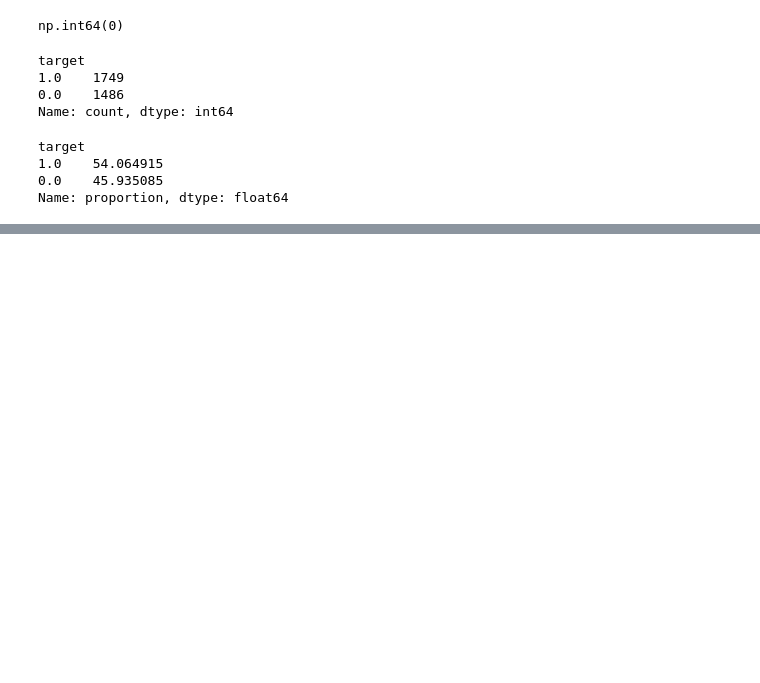
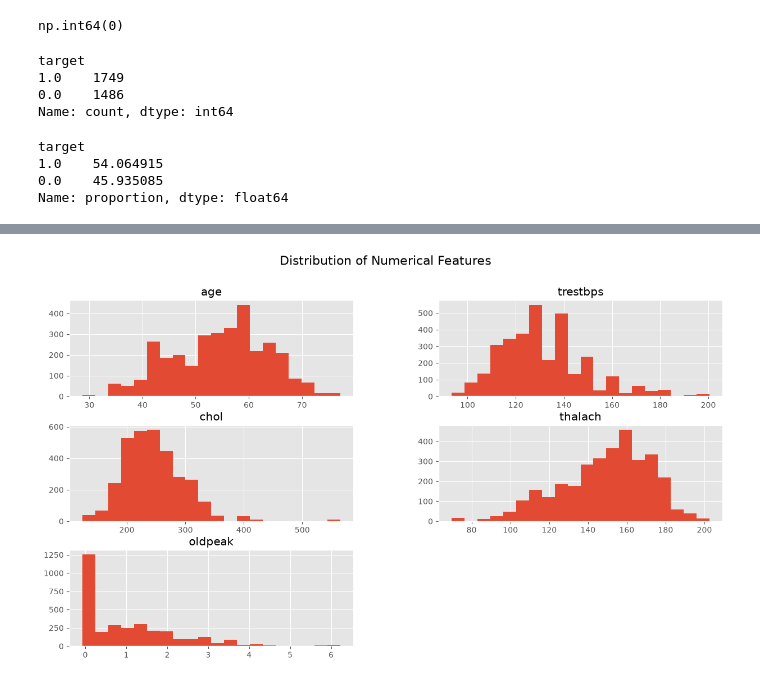
Before and after one commit to vanshikam31/Multi-Disease-Prediction, a Jupyter notebook: notebooks/01_dataset_understanding.ipynb, the cells around one changed output, grey strips where cells are left out. Cells and saved outputs as stored; diff of their text form; code cells hidden in the pictures; blank space fills up the shorter version.

```diff
--- a/notebooks/01_dataset_understanding.ipynb
+++ b/notebooks/01_dataset_understanding.ipynb
@@ -127,0 +162,8 @@ plt.show()
+# %%
+df[numerical_columns].hist(figsize=(15, 8), bins=20)
+
+plt.suptitle("Distribution of Numerical Features", fontsize=16)
+
+plt.show()
+# %% [output]
+[figure, added]
```
Also changed, not shown: parts of 10 cells of this notebook.
